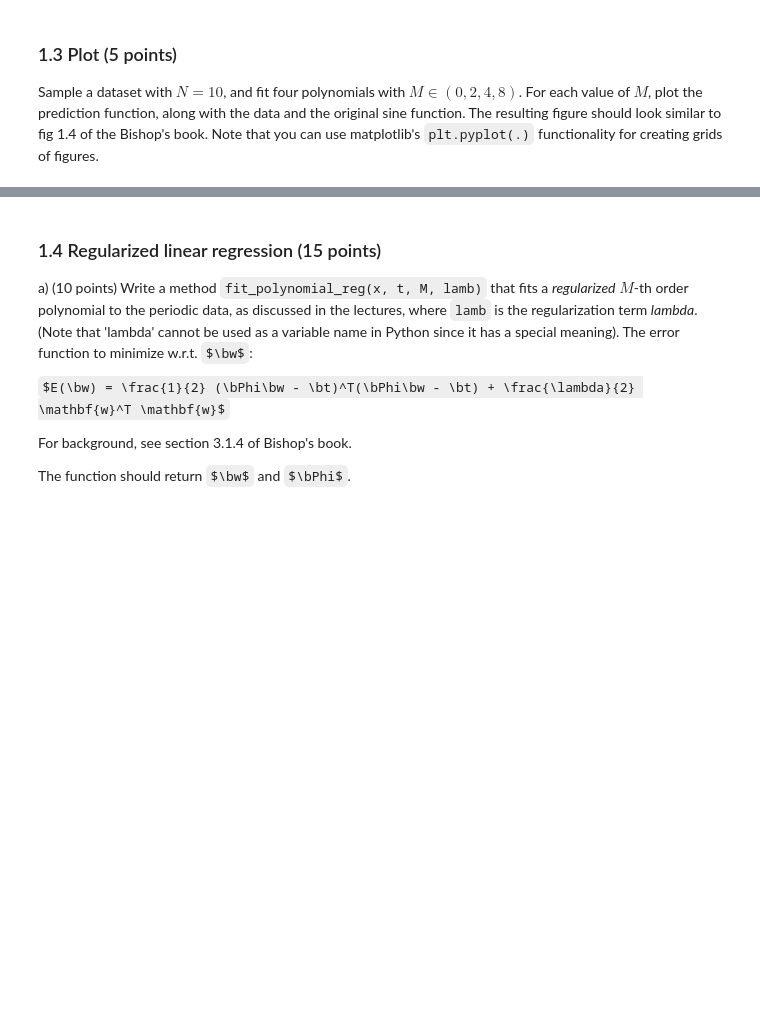
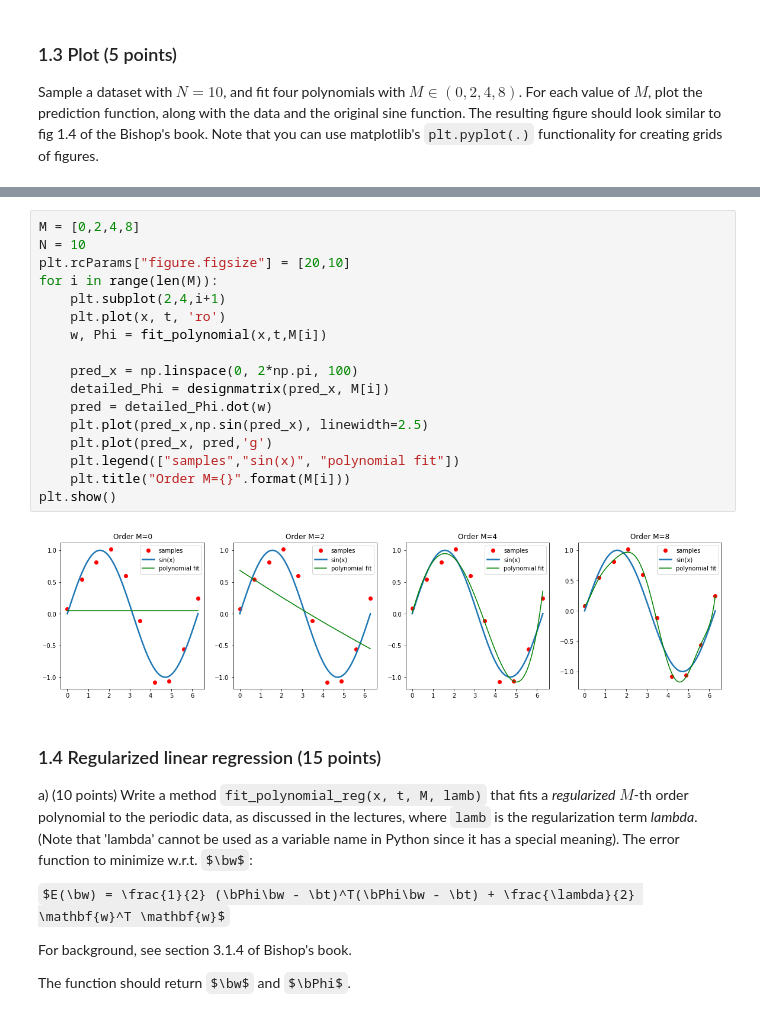
Before and after one commit to wlongxiang/MachineLearning1, a Jupyter notebook: assignments/lab/12710172_12516414_lab1.ipynb, the cells around one changed output, grey strips where cells are left out. Drawn from its saved outputs; the diff is of its cells as text; some formulas as TeX source; blank space fills up the shorter version.

```diff
--- a/assignments/lab/12710172_12516414_lab1.ipynb
+++ b/assignments/lab/12710172_12516414_lab1.ipynb
@@ -234,3 +188,22 @@ plt.subplots_adjust(top=0.92, bottom=0.08, left=0.10, right=0.95, hspace=0.5,wsp
+# %%
+M = [0,2,4,8]
+N = 10
+plt.rcParams["figure.figsize"] = [20,10]
+for i in range(len(M)):
+    plt.subplot(2,4,i+1)
+    plt.plot(x, t, 'ro')
+    w, Phi = fit_polynomial(x,t,M[i])
+
+    pred_x = np.linspace(0, 2*np.pi, 100)
+    detailed_Phi = designmatrix(pred_x, M[i])
+    pred = detailed_Phi.dot(w)
+    plt.plot(pred_x,np.sin(pred_x), linewidth=2.5)
+    plt.plot(pred_x, pred,'g')
+    plt.legend(["samples","sin(x)", "polynomial fit"])
+    plt.title("Order M={}".format(M[i]))
+plt.show()
+# %% [output]
+[figure, added]
 # %% [markdown]
 ### 1.4 Regularized linear regression (15 points)
 
```
Also changed, not shown: parts of 13 cells of this notebook, 1 other file.
